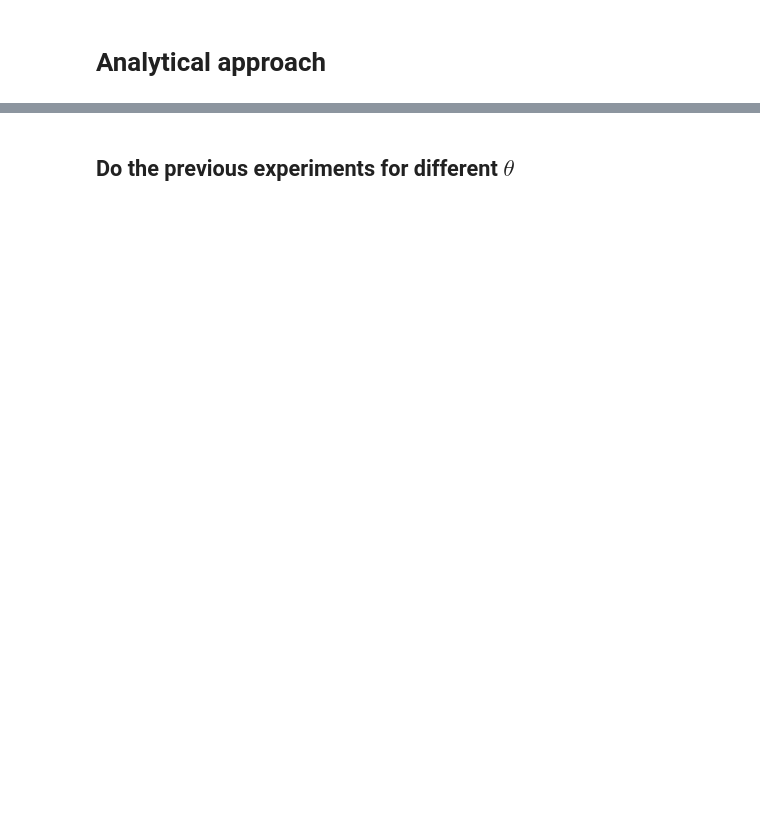
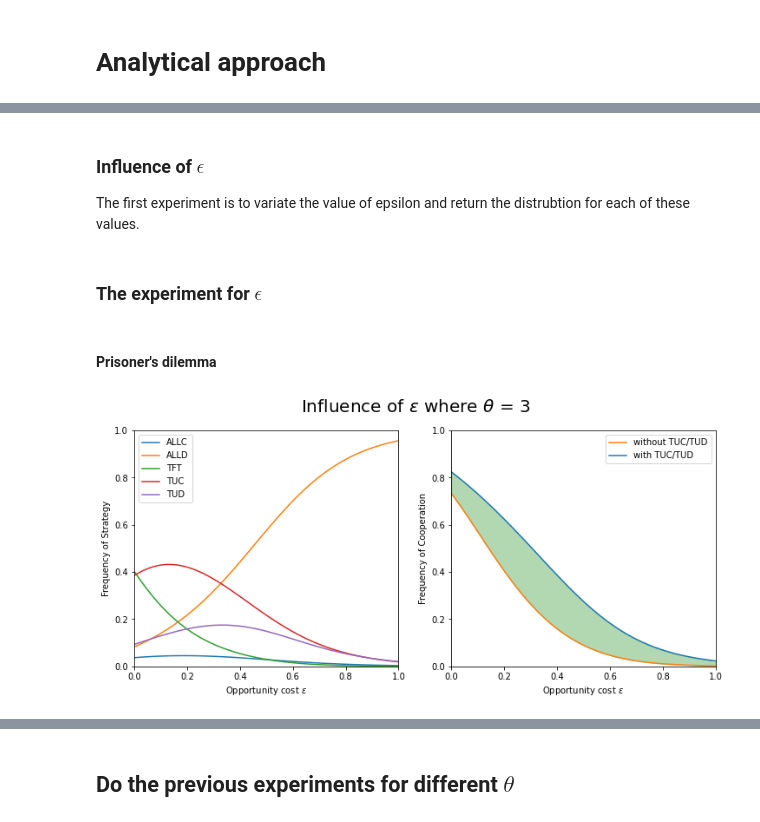
Before and after one commit to ErinnVdSande/CGT-Project, a Jupyter notebook: Project.ipynb, the cells around one changed output, grey strips where cells are left out. Cells and saved outputs as stored; diff of their text form; code cells hidden in the pictures; blank space fills up the shorter version.

```diff
--- a/Project.ipynb
+++ b/Project.ipynb
@@ -198,0 +26,30 @@ if run_small:
+# %%
+# Parameters for the pay-off matrix
+## The reward values (prisoner's dilemma)
+R_pd = 1
+S_pd = -1
+T_pd = 2
+P_pd = 0
+## The reward values (snowdrift)
+R_sd = 1
+S_sd = 0
+T_sd = 2
+P_sd = -1
+## The values used to calculate the reward for a certain strategy
+gamma = 1 # Importance of the game
+r = 50 # number of rounds
+theta = 3 # trust threshold
+p = 0.25 # Chance of checking
+epsilon = 0.25 # opportunity cost
+# Parameters for the game settings
+beta = 0.1 # intensity of selection
+Z = 100 # Population size (N)
+mu = 0 # the mutation probability
+nb_strategies_with = 5 # The amount of strategies
+strategies = ["ALLC","ALLD","TFT","TUC","TUD"] # The name of each strategy
+colors_strat = ["tab:blue","tab:orange","tab:green","tab:red","tab:purple"] # the color for each strategy
+nb_strategies_without = 3 # the amount of strategies without TUC and TUD
+colors_trust = ["tab:orange","tab:blue"] # The color for the frequency of trust
+# boolean to run smaller experiments seperatly
+run_small = True
+run_big = True
@@ -198,0 +177,3 @@ if run_small:
+# %% [markdown]
+### Influence of $\epsilon$
+The first experiment is to variate the value of epsilon and return the distrubtion for each of these values.
@@ -198,0 +238,2 @@ if run_small:
+# %% [markdown]
+### The experiment for $\epsilon$
@@ -199,3 +243,19 @@ if run_small:
+# %% [markdown]
+#### Prisoner's dilemma
+# %%
+if run_small:
+    # Calculate the epsilon values
+    epsilons_with,epsilons_without = test_epsilons(R_pd,S_pd,T_pd,P_pd,gamma,r,theta,p,nb_strategies_with,strategies,nb_strategies_without,beta,Z,mu,epsilons)
+    # create the subplots for the visualisation
+    fig_epsilon,(ax_strat_epsilon,ax_coop_epsilon) = plt.subplots(1,2,figsize=(12,5))
+    # add the title to the plots
+    fig_epsilon.suptitle("Influence of $\epsilon$ where " + r"$\theta$ = " + f"{theta}",size = 20)
+    # visualise the results on the subplots
+    visualise_epsilons(ax_strat_epsilon,ax_coop_epsilon,nb_strategies_with,strategies,colors_strat,nb_strategies_without,colors_trust,epsilons,epsilons_with,epsilons_without)
+    # save the figure
+    fig_epsilon.savefig(f'figure/epsilon_theta_{theta}_pd.png')
+# %% [output]
+[figure, added]
 # %%
 if run_small:
     # close the plot of the figure of epsilon
```
Also changed, not shown: parts of 68 cells of this notebook.
